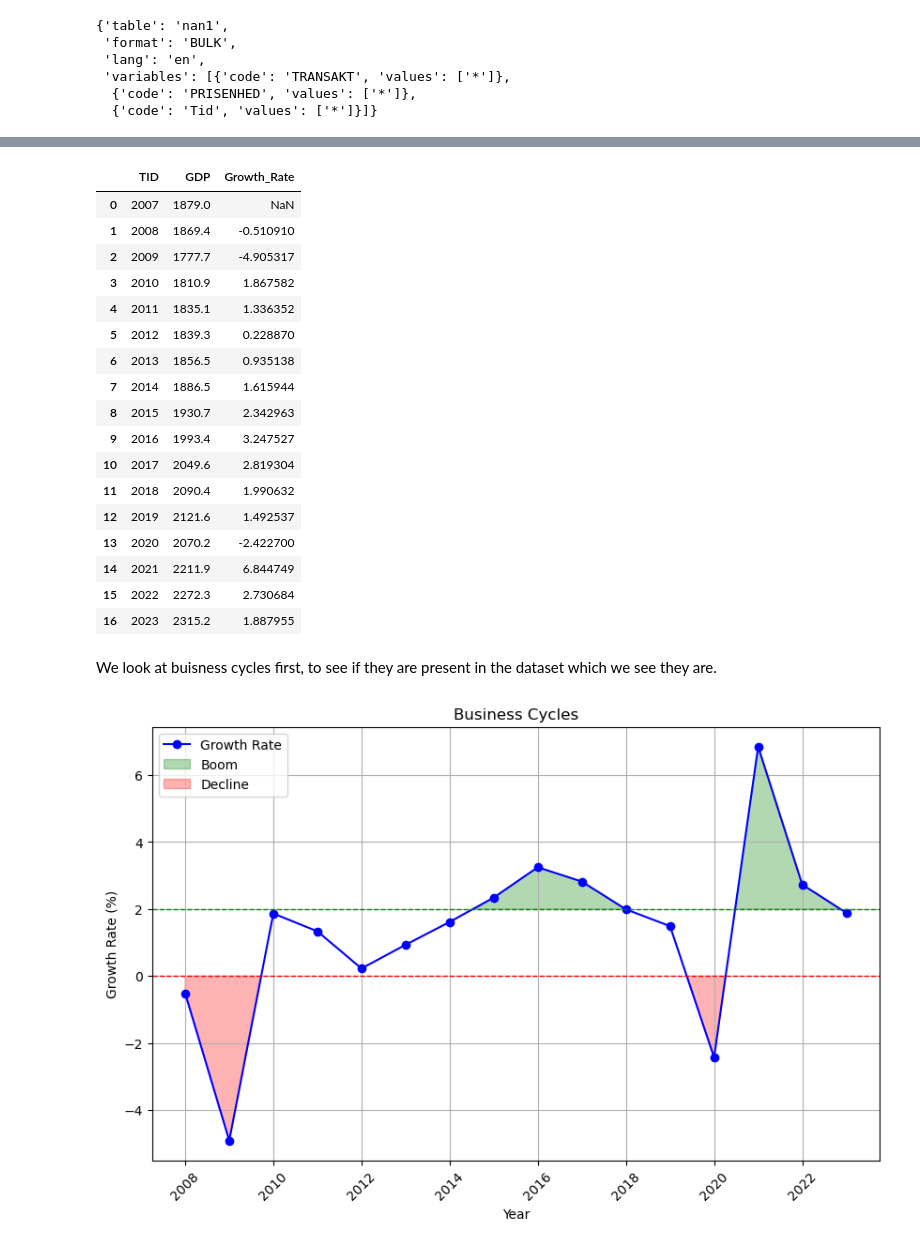
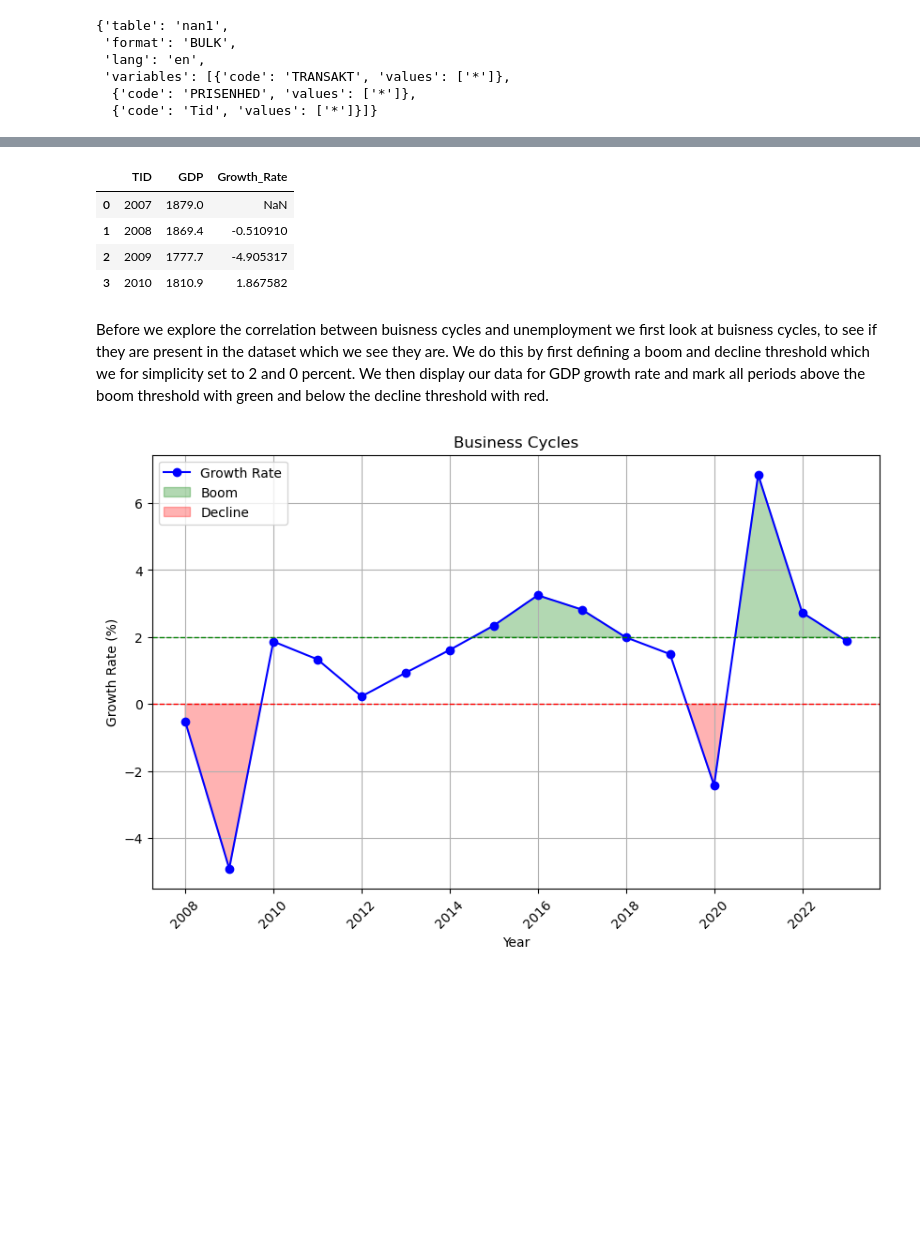
Before and after one commit to NumEconCopenhagen/projects-2024-andy-og-birdy, a Jupyter notebook: dataproject/dataproject.ipynb, the cells around one changed output, grey strips where cells are left out. Drawn from its saved outputs; the diff is of its cells as text; code cells hidden in the pictures; blank space fills up the shorter version.

```diff
--- a/dataproject/dataproject.ipynb
+++ b/dataproject/dataproject.ipynb
@@ -280,26 +179,13 @@ BNP_Data.head(100)
 # %%
-BNP_Data.head(100)
+BNP_Data.head(4)
 # %% [output]
 |  | TID | GDP | Growth_Rate |
 | 0 | 2007 | 1879.0 | NaN |
 | 1 | 2008 | 1869.4 | -0.510910 |
 | 2 | 2009 | 1777.7 | -4.905317 |
 | 3 | 2010 | 1810.9 | 1.867582 |
-| 4 | 2011 | 1835.1 | 1.336352 |
-| 5 | 2012 | 1839.3 | 0.228870 |
-| 6 | 2013 | 1856.5 | 0.935138 |
-| 7 | 2014 | 1886.5 | 1.615944 |
-| 8 | 2015 | 1930.7 | 2.342963 |
-| 9 | 2016 | 1993.4 | 3.247527 |
-| 10 | 2017 | 2049.6 | 2.819304 |
-| 11 | 2018 | 2090.4 | 1.990632 |
-| 12 | 2019 | 2121.6 | 1.492537 |
-| 13 | 2020 | 2070.2 | -2.422700 |
-| 14 | 2021 | 2211.9 | 6.844749 |
-| 15 | 2022 | 2272.3 | 2.730684 |
-| 16 | 2023 | 2315.2 | 1.887955 |
-# %% [markdown]
-We look at buisness cycles first, to see if they are present in the dataset which we see they are.
+# %% [markdown]
+Before we explore the correlation between buisness cycles and unemployment we first look at buisness cycles, to see if they are present in the dataset which we see they are. We do this by first defining a boom and decline threshold which we for simplicity set to 2 and 0 percent. We then display our data for GDP growth rate and mark all periods above the boom threshold with green and below the decline threshold with red.
 # %%
 # Define boom and decline criteria
 boom_threshold = 2
```
Also changed, not shown: parts of 18 cells of this notebook, 1 other file.
